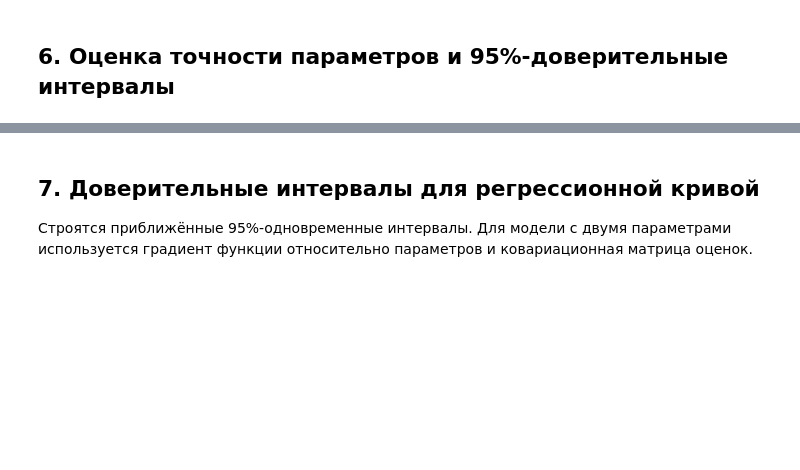
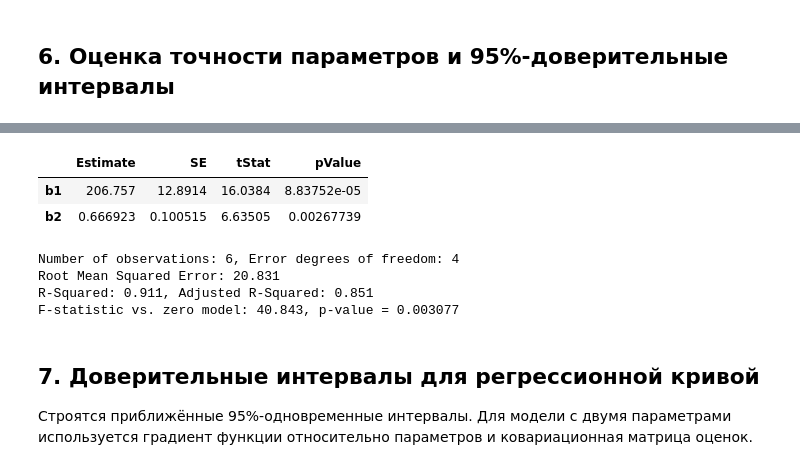
Before and after one commit to Paflit/Math_Bathics_Labs, a Jupyter notebook: Лаб_1/Лабораторная_работа_1_вариант_1.ipynb, the cells around one changed output, grey strips where cells are left out. Saved outputs shown, nothing was run; the diff lists cells and outputs as text; code cells hidden in the pictures; blank space fills up the shorter version.

```diff
--- a/Лаб_1/Лабораторная_работа_1_вариант_1.ipynb
+++ b/Лаб_1/Лабораторная_работа_1_вариант_1.ipynb
@@ -215,3 +192,70 @@ b2: 0.666923, SE = 0.100515, 95% CI = [0.387848; 0.945997]
+# %%
+n = len(x)
+p = len(popt_w)
+dof = n - p
+
+se = np.sqrt(np.diag(pcov_w)) # Стандартные ошибки параметров
+t_stat = popt_w / se
+
+p_values = 2 * (1 - t.cdf(np.abs(t_stat), dof))
+
+alpha = 0.05
+tcrit = t.ppf(1 - alpha / 2, dof)
+
+coef_ci = np.column_stack([
+    popt_w - tcrit * se,
+    popt_w + tcrit * se
+])
+
+coef_table = pd.DataFrame(
+    {
+        "Estimate": popt_w,
+        "SE": se,
+        "tStat": t_stat,
+        "pValue": p_values
+    },
+    index=["b1", "b2"]
+)
+
+coef_table["Estimate"] = coef_table["Estimate"].map(lambda v: f"{v:.6g}")
+coef_table["SE"] = coef_table["SE"].map(lambda v: f"{v:.6g}")
+coef_table["tStat"] = coef_table["tStat"].map(lambda v: f"{v:.6g}")
+coef_table["pValue"] = coef_table["pValue"].map(lambda v: f"{v:.6g}")
+
+y_pred = model(x, *popt_w)
+residuals = y - y_pred                  # Остатки
+weighted_sse = np.sum(w * residuals**2) # Взвешенная сумма квадратов ошибок
+rmse = np.sqrt(weighted_sse / dof)      # Среднеквадратичная ошибка
+weighted_mean = np.sum(w * y) / np.sum(w)          # Взвешенное среднее
+weighted_sst = np.sum(w * (y - weighted_mean)**2)  # Полная взвешенная сумма квадратов
+r_squared = 1 - weighted_sse / weighted_sst        # R-квадрат
+
+adjusted_r_squared = (1 - (1 - r_squared) * (n - 1) / (n - p - 1)) # Скорректированный R-квадрат
+
+# F-статистика
+f_statistic = (
+    (r_squared / (p - 1))
+    /
+    ((1 - r_squared) / (n - p))
+)
+
+# p-значение F-статистики
+f_pvalue = 1 - f.cdf(f_statistic, p - 1, n - p)
+
+display(coef_table)
+
+print(f"\nNumber of observations: {n}, Error degrees of freedom: {dof}")
+print(f"Root Mean Squared Error: {rmse:.3f}")
+print(f"R-Squared: {r_squared:.3f}, Adjusted R-Squared: {adjusted_r_squared:.3f}")
+print(f"F-statistic vs. zero model: {f_statistic:.3f}, p-value = {f_pvalue:.4g}")
+# %% [output]
+|  | Estimate | SE | tStat | pValue |
+| b1 | 206.757 | 12.8914 | 16.0384 | 8.83752e-05 |
+| b2 | 0.666923 | 0.100515 | 6.63505 | 0.00267739 |
+Number of observations: 6, Error degrees of freedom: 4
+Root Mean Squared Error: 20.831
+R-Squared: 0.911, Adjusted R-Squared: 0.851
+F-statistic vs. zero model: 40.843, p-value = 0.003077
 # %% [markdown]
 ## 7. Доверительные интервалы для регрессионной кривой
 
```
Also changed, not shown: parts of 4 cells of this notebook.
